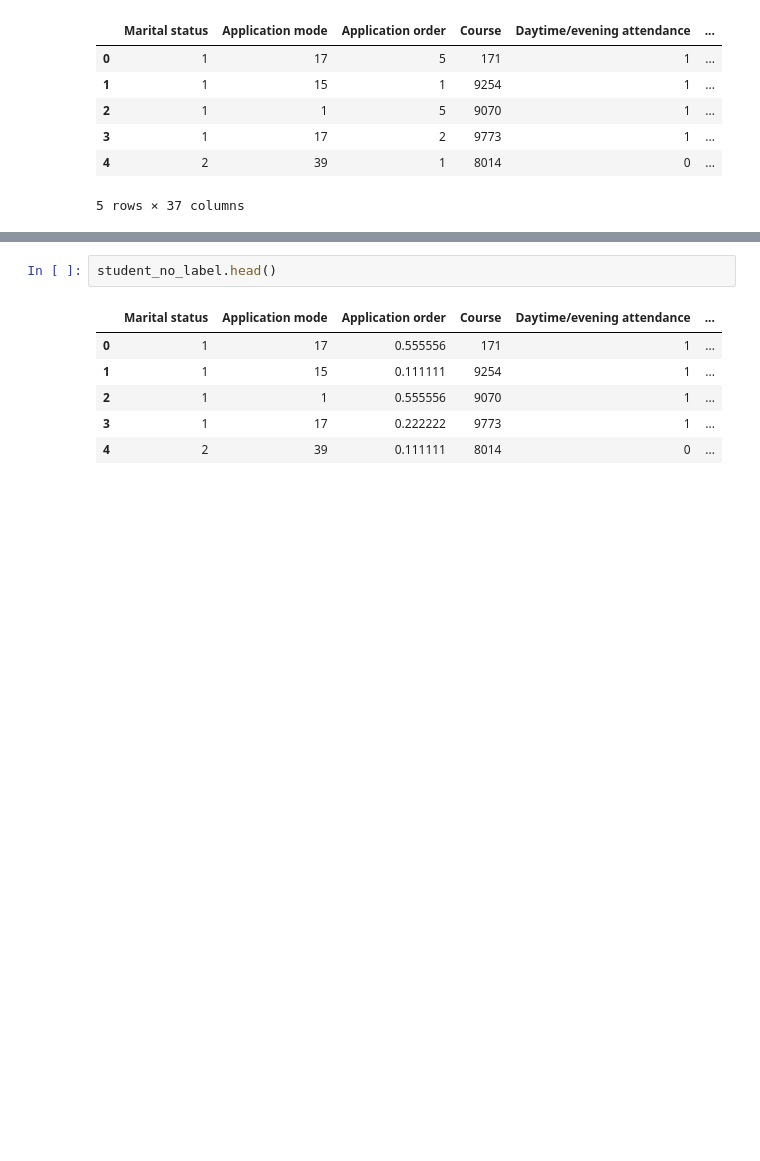
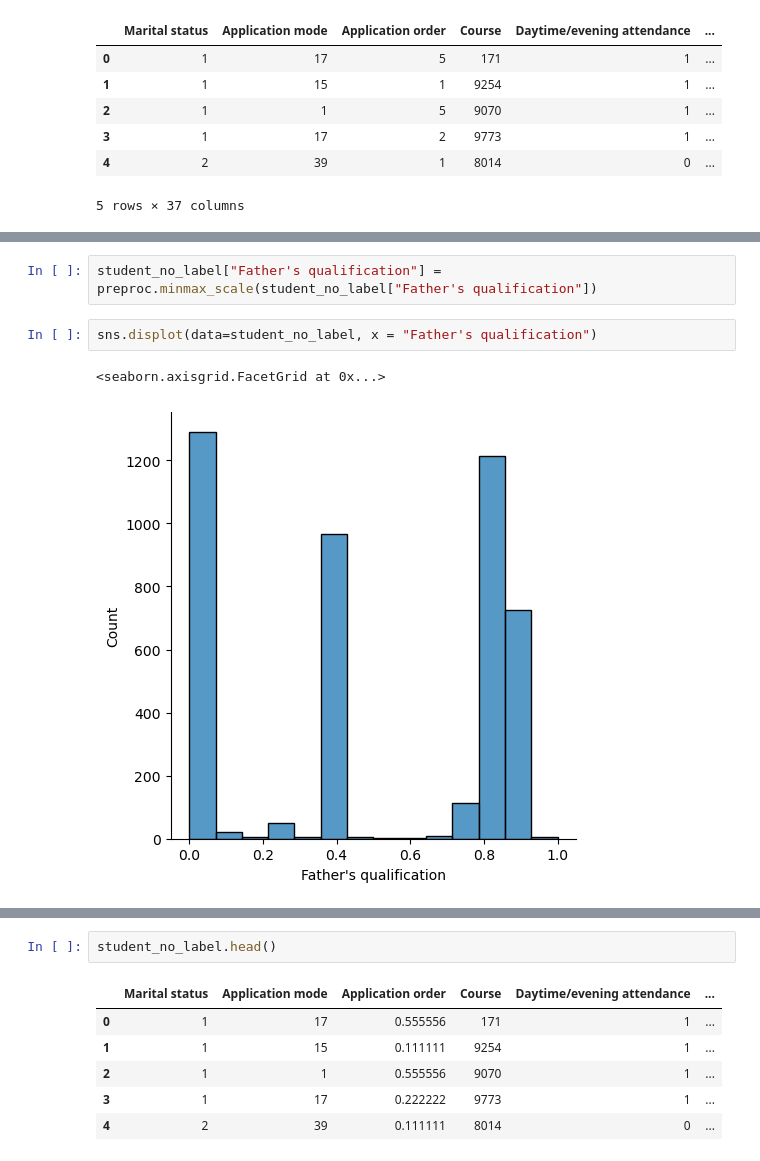
Before and after one commit to Crsdoyle/Data-Prep-CA1, a Jupyter notebook: Chris_Doyle_DPrepHDip_CA1.ipynb, the cells around one changed output, grey strips where cells are left out. Saved outputs shown, nothing was run; the diff lists cells and outputs as text; blank space fills up the shorter version.

```diff
--- a/Chris_Doyle_DPrepHDip_CA1.ipynb
+++ b/Chris_Doyle_DPrepHDip_CA1.ipynb
@@ -314,0 +307,7 @@ I then removed the dependent variable named "Target", this is essential before w
+# %%
+student_no_label["Father's qualification"] = preproc.minmax_scale(student_no_label["Father's qualification"])
+# %%
+sns.displot(data=student_no_label, x = "Father's qualification")
+# %% [output]
+<seaborn.axisgrid.FacetGrid at 0x...>
+[figure, added]
```
Also changed, not shown: parts of 84 cells of this notebook.
